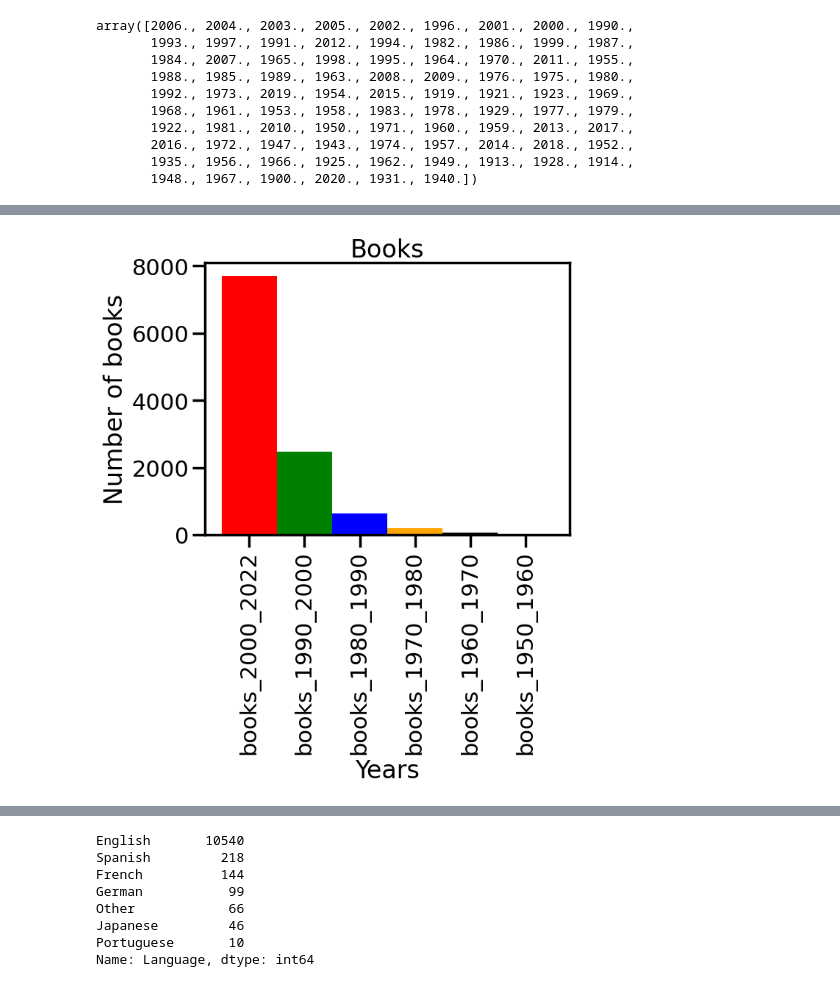
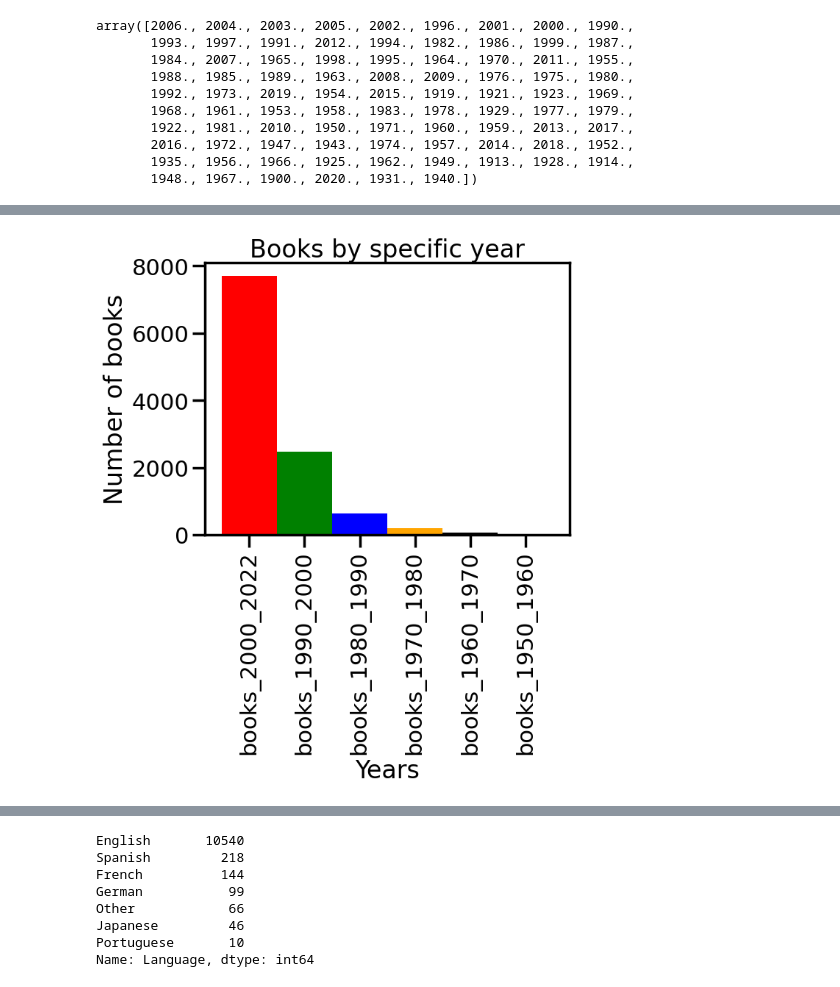
Before and after one commit to p-renata/UCDPA_renata_pagac, a Jupyter notebook: Analysis.ipynb, the cells around one changed output, grey strips where cells are left out. Saved outputs shown, nothing was run; the diff lists cells and outputs as text; code cells hidden in the pictures.

```diff
--- a/Analysis.ipynb
+++ b/Analysis.ipynb
@@ -134,19 +134,19 @@ books_1950_1960
 # %%
 # Show the ratio of the books published in last six decades
 left = [1,2,3,4,5,6]
 tick_label = ["books_2000_2022", "books_1990_2000", "books_1980_1990", "books_1970_1980", "books_1960_1970", "books_1950_1960"]
 height = [books_2000_2022.value_counts().sum(),books_1990_2000.value_counts().sum(),
           books_1980_1990.value_counts().sum(), books_1970_1980.value_counts().sum(), books_1960_1970.value_counts().sum(),
           books_1950_1960.value_counts().sum()]
 plt.bar(left, height, tick_label = tick_label,
        width = 1,  color = ["red", "green", "blue", "orange", "black", "yellow"])
 plt.xlabel("Years")
 plt.ylabel("Number of books")
-plt.title("Books")
+plt.title("Books by specific year")
 plt.xticks(rotation = 90)
 plt.show()
 # %% [output]
-[figure, old version]
+[figure, new version]
 # %%
 # Show the ratio of the books published from 1900 to 1950
 left = [1,2,3,4,5]
```
Also changed, not shown: parts of 20 cells of this notebook.
